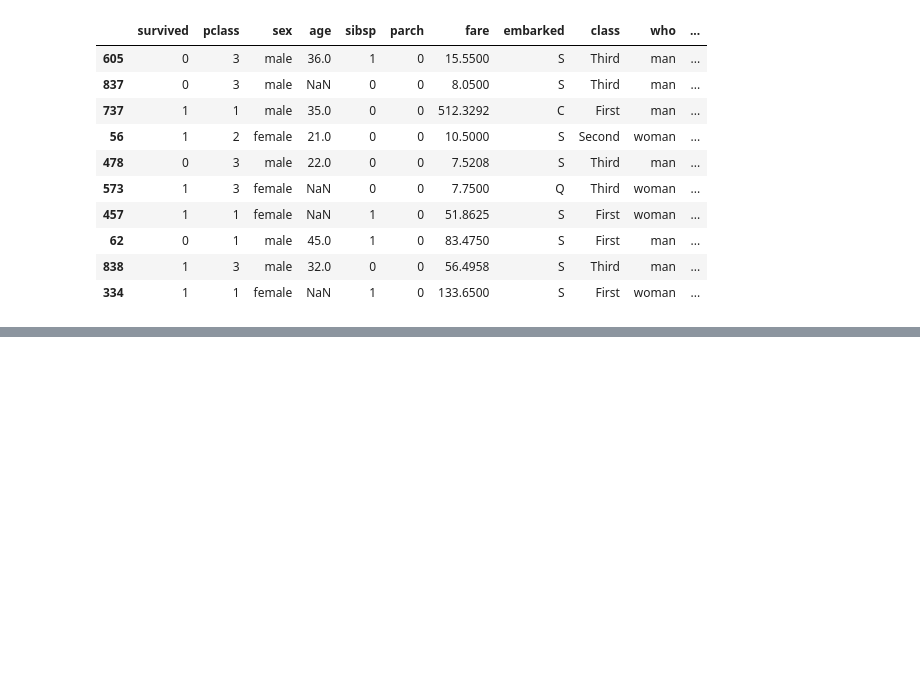
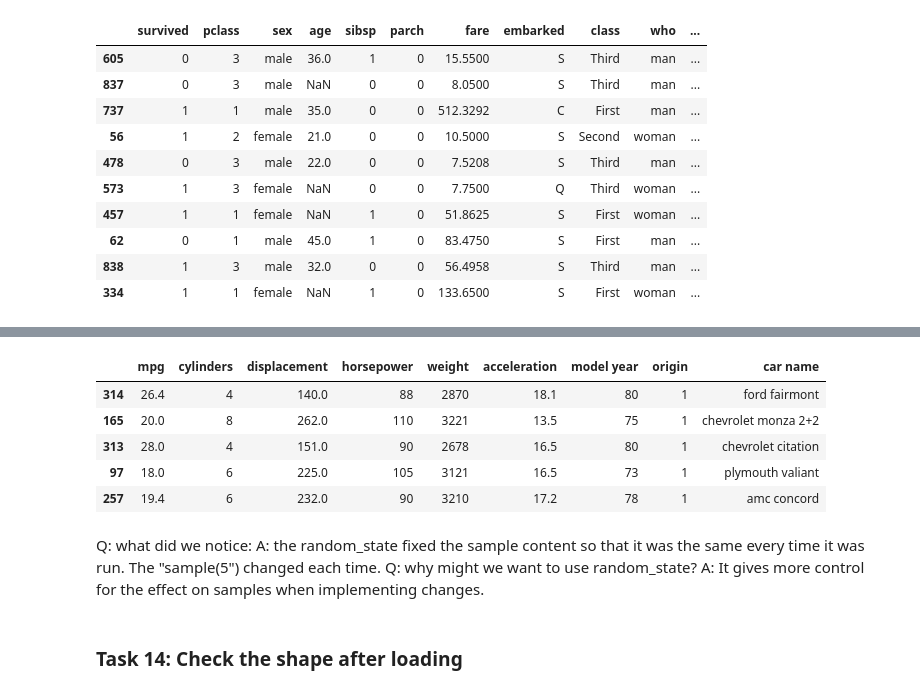
Before and after one commit to AndrewGriffith328/Pandas, a Jupyter notebook: pandas.ipynb, the cells around one changed output, grey strips where cells are left out. Cells and saved outputs as stored; diff of their text form; code cells hidden in the pictures; blank space fills up the shorter version.

```diff
--- a/pandas.ipynb
+++ b/pandas.ipynb
@@ -189,0 +277,16 @@ Titanic.sample(10)
+# %%
+cars.sample(5)
+# %% [output]
+|  | mpg | cylinders | displacement | horsepower | weight | acceleration | model year | origin | car name |
+| 314 | 26.4 | 4 | 140.0 | 88 | 2870 | 18.1 | 80 | 1 | ford fairmont |
+| 165 | 20.0 | 8 | 262.0 | 110 | 3221 | 13.5 | 75 | 1 | chevrolet monza 2+2 |
+| 313 | 28.0 | 4 | 151.0 | 90 | 2678 | 16.5 | 80 | 1 | chevrolet citation |
+| 97 | 18.0 | 6 | 225.0 | 105 | 3121 | 16.5 | 73 | 1 | plymouth valiant |
+| 257 | 19.4 | 6 | 232.0 | 90 | 3210 | 17.2 | 78 | 1 | amc concord |
+# %% [markdown]
+Q: what did we notice:
+A: the random_state fixed the sample content so that it was the same every time it was run. The "sample(5") changed each time.
+Q: why might we want to use random_state?
+A: It gives more control for the effect on samples when implementing changes.
+# %% [markdown]
+### Task 14: Check the shape after loading
```
Also changed, not shown: parts of 14 cells of this notebook.
